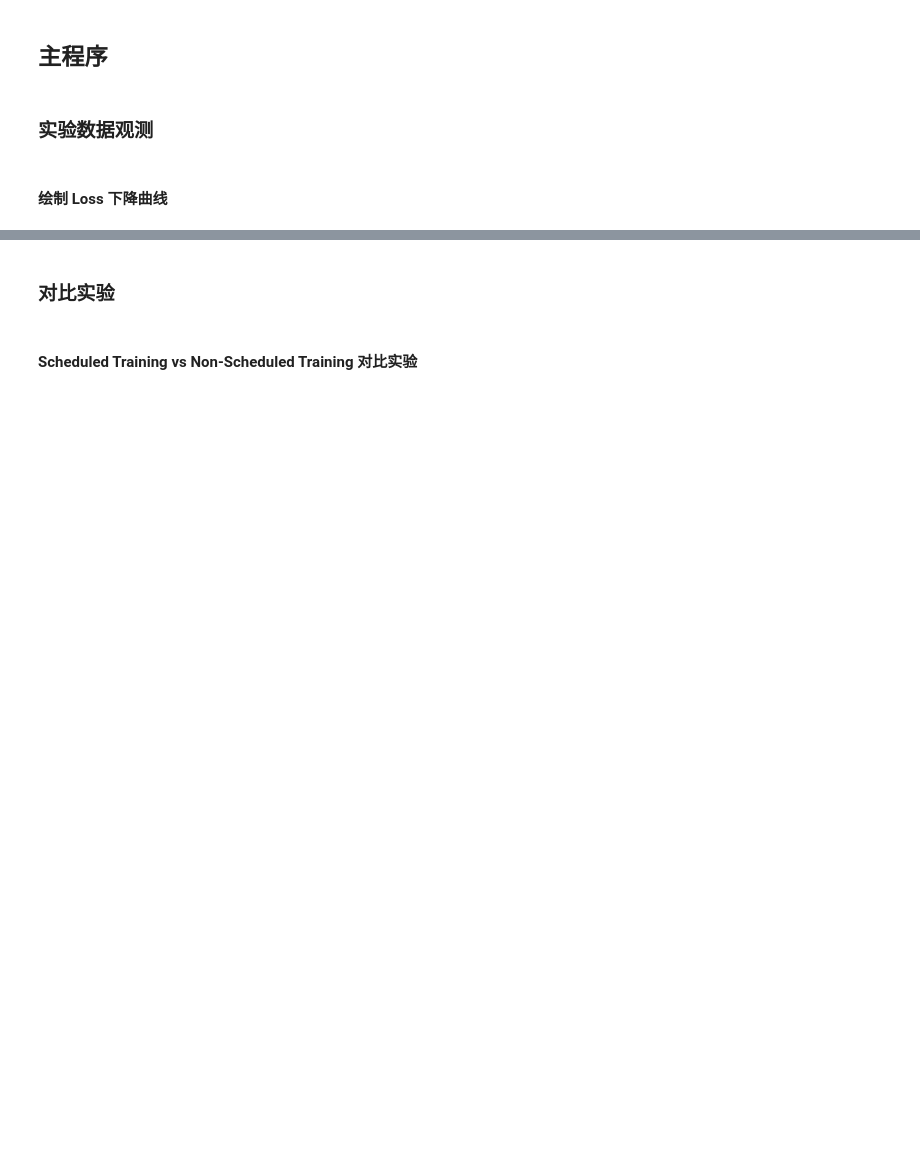
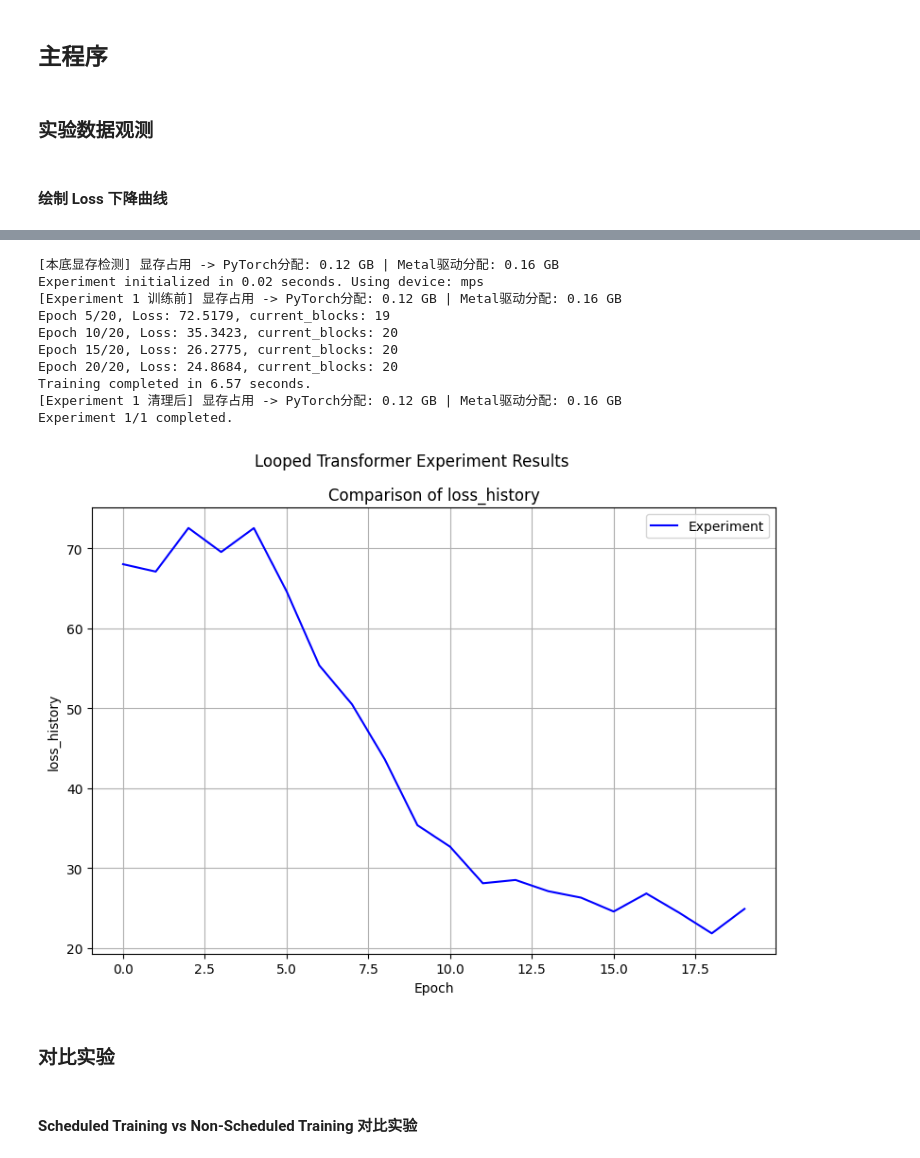
Before and after one commit to Bruce-lhq/looped-transformer-ablation-lab, a Jupyter notebook: Looped_Transformer.ipynb, the cells around one changed output, grey strips where cells are left out. Drawn from its saved outputs; the diff is of its cells as text; code cells hidden in the pictures; blank space fills up the shorter version.

```diff
--- a/Looped_Transformer.ipynb
+++ b/Looped_Transformer.ipynb
@@ -406,9 +413,10 @@ class RegressionHead(nn.Module):
 #### 损失函数
 # %%
 class PredictionLoss(nn.Module):
-    def __init__(self, d_model, d_y=1, loss_type='mse'):
+    def __init__(self, d_model, d_y=1, loss_type='mse', weight_decay=1.0):
         super().__init__()
         self.read_out = nn.Linear(d_model, d_y)
+        self.weight_decay = weight_decay
         if loss_type == 'mse':
             self.loss_fn = nn.MSELoss()
         elif loss_type == 'l1':
@@ -645,0 +712,18 @@ def default_setup():
+# %%
+def print_vram_usage(tag=""):
+    if torch.backends.mps.is_available():
+        # MPS 专用 API (Apple Silicon)
+        allocated = torch.mps.current_allocated_memory() / (1024 ** 3)
+        driver_alloc = torch.mps.driver_allocated_memory() / (1024 ** 3)
+        print(f"[{tag}] 显存占用 -> PyTorch分配: {allocated:.2f} GB | Metal驱动分配: {driver_alloc:.2f} GB")
+
+    elif torch.cuda.is_available():
+        # CUDA 专用 API
+        allocated = torch.cuda.memory_allocated() / (1024 ** 3)
+        reserved = torch.cuda.memory_reserved() / (1024 ** 3)
+        total = torch.cuda.get_device_properties(0).total_memory / (1024 ** 3)
+        free = total - reserved
+        print(f"[{tag}] 显存占用 -> 已分配: {allocated:.2f} GB | 缓存池: {reserved:.2f} GB | 剩余可用: {free:.2f} GB")
+
+    else:
+        print(f"[{tag}] 当前运行在 CPU，占用主板内存。")
@@ -672,3 +911,19 @@ Final residual gate values: [1. 1.]
+# %%
+experiment_table = ExperimentTable(params_groups=[{}])
+experiment_table.run(result_lists=[(['loss_history'], 'epoch')])
+experiment_table.plot(figure_size=(8,6))
+# %% [output]
+[本底显存检测] 显存占用 -> PyTorch分配: 0.12 GB | Metal驱动分配: 0.16 GB
+Experiment initialized in 0.02 seconds. Using device: mps
+[Experiment 1 训练前] 显存占用 -> PyTorch分配: 0.12 GB | Metal驱动分配: 0.16 GB
+Epoch 5/20, Loss: 72.5179, current_blocks: 19
+Epoch 10/20, Loss: 35.3423, current_blocks: 20
+Epoch 15/20, Loss: 26.2775, current_blocks: 20
+Epoch 20/20, Loss: 24.8684, current_blocks: 20
+Training completed in 6.57 seconds.
+[Experiment 1 清理后] 显存占用 -> PyTorch分配: 0.12 GB | Metal驱动分配: 0.16 GB
+Experiment 1/1 completed.
+[figure, added]
 # %% [markdown]
 ### 对比实验
 # %% [markdown]
```
Also changed, not shown: parts of 12 cells of this notebook, 1 other file.
